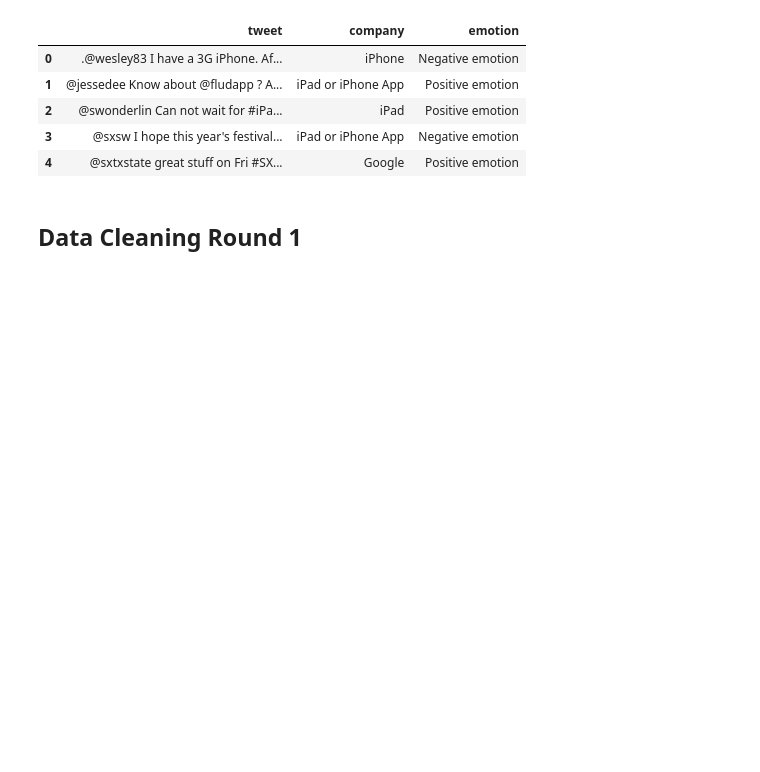
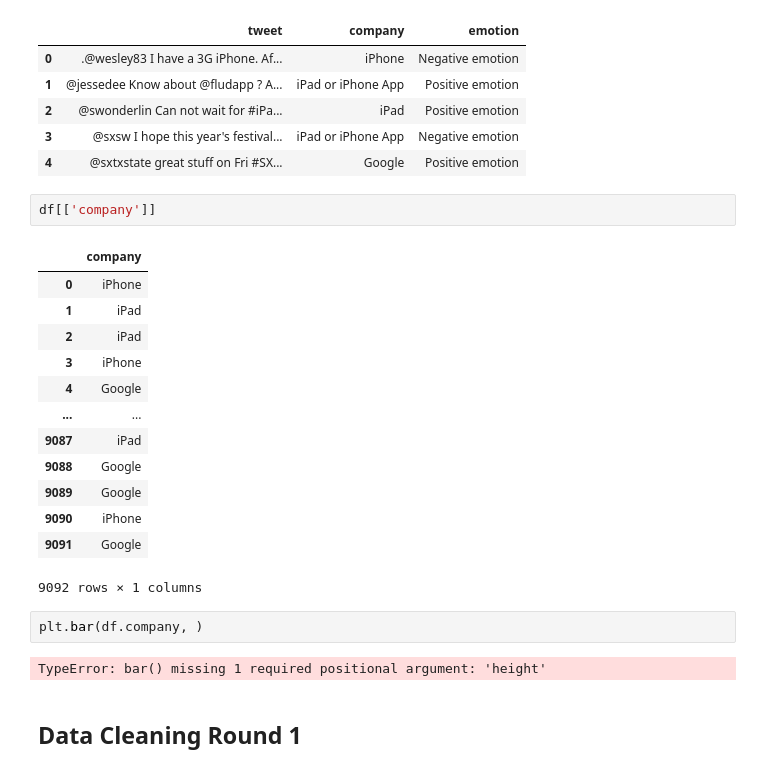
Before and after one commit to carlosiruiz/Twitter_sentiment_analysis, a Jupyter notebook: Cleaned-Notebook.ipynb, the cells around one changed output. Drawn from its saved outputs; the diff is of its cells as text; blank space fills up the shorter version.

```diff
--- a/Cleaned-Notebook.ipynb
+++ b/Cleaned-Notebook.ipynb
@@ -126,6 +135,26 @@ df.head()
 | 2 | @swonderlin Can not wait for #iPa... | iPad | Positive emotion |
 | 3 | @sxsw I hope this year's festival... | iPad or iPhone App | Negative emotion |
 | 4 | @sxtxstate great stuff on Fri #SX... | Google | Positive emotion |
+# %%
+df[['company']]
+# %% [output]
+|  | company |
+| 0 | iPhone |
+| 1 | iPad |
+| 2 | iPad |
+| 3 | iPhone |
+| 4 | Google |
+| ... | ... |
+| 9087 | iPad |
+| 9088 | Google |
+| 9089 | Google |
+| 9090 | iPhone |
+| 9091 | Google |
+9092 rows × 1 columns
+# %%
+plt.bar(df.company, )
+# %% [output]
+TypeError: bar() missing 1 required positional argument: 'height'
 # %% [markdown]
 ## Data Cleaning Round 1
 # %%
```
Also changed, not shown: parts of 65 cells of this notebook, 5 other files.
